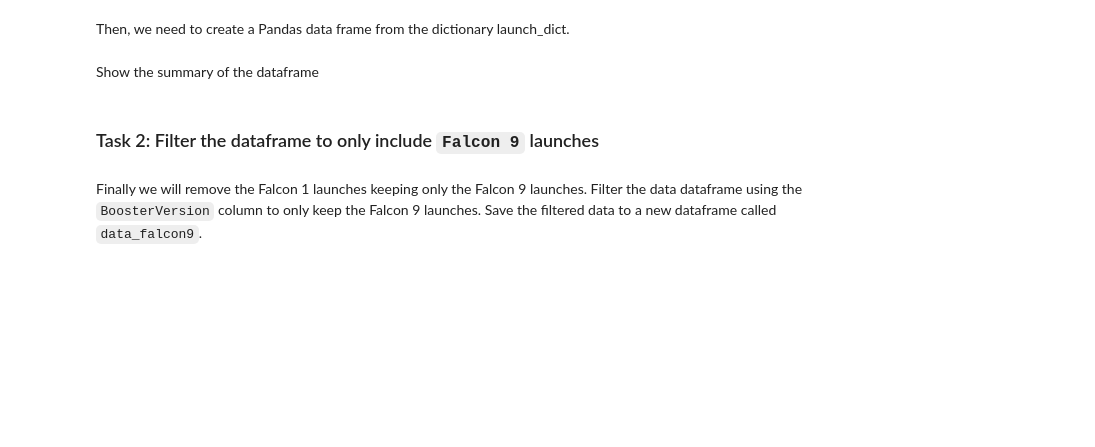
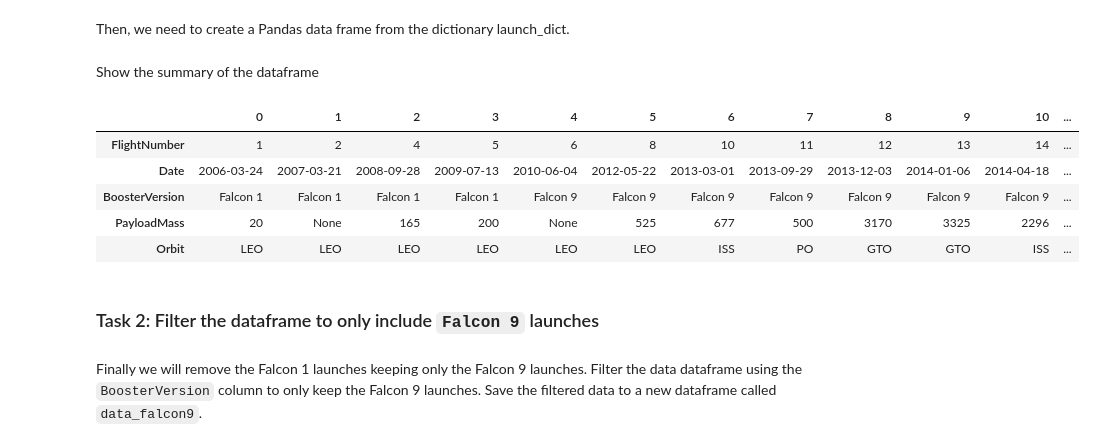
Before and after one commit to aelbadrawi/Python-Basics-for-Data-Science-Project, a Jupyter notebook: Applied Data Science Capstone.ipynb, the cells around one changed output. Cells and saved outputs as stored; diff of their text form; code cells hidden in the pictures; blank space fills up the shorter version.

```diff
--- a/Applied Data Science Capstone.ipynb
+++ b/Applied Data Science Capstone.ipynb
@@ -239,10 +243,19 @@ launch_dict = {'FlightNumber': list(data['flight_number']),
 Then, we need to create a Pandas data frame from the dictionary launch_dict.
 # %%
 # Create a data from launch_dict
+data=pd.DataFrame.from_dict(launch_dict,orient='index')
 # %% [markdown]
 Show the summary of the dataframe
 # %%
 # Show the head of the dataframe
+data.head()
+# %% [output]
+|  | 0 | 1 | 2 | 3 | 4 | 5 | 6 | 7 | 8 | 9 | 10 | ... |
+| FlightNumber | 1 | 2 | 4 | 5 | 6 | 8 | 10 | 11 | 12 | 13 | 14 | ... |
+| Date | 2006-03-24 | 2007-03-21 | 2008-09-28 | 2009-07-13 | 2010-06-04 | 2012-05-22 | 2013-03-01 | 2013-09-29 | 2013-12-03 | 2014-01-06 | 2014-04-18 | ... |
+| BoosterVersion | Falcon 1 | Falcon 1 | Falcon 1 | Falcon 1 | Falcon 9 | Falcon 9 | Falcon 9 | Falcon 9 | Falcon 9 | Falcon 9 | Falcon 9 | ... |
+| PayloadMass | 20 | None | 165 | 200 | None | 525 | 677 | 500 | 3170 | 3325 | 2296 | ... |
+| Orbit | LEO | LEO | LEO | LEO | LEO | LEO | ISS | PO | GTO | GTO | ISS | ... |
 # %% [markdown]
 ### Task 2: Filter the dataframe to only include `Falcon 9` launches
 # %% [markdown]
```
Also changed, not shown: parts of 2 cells of this notebook.
